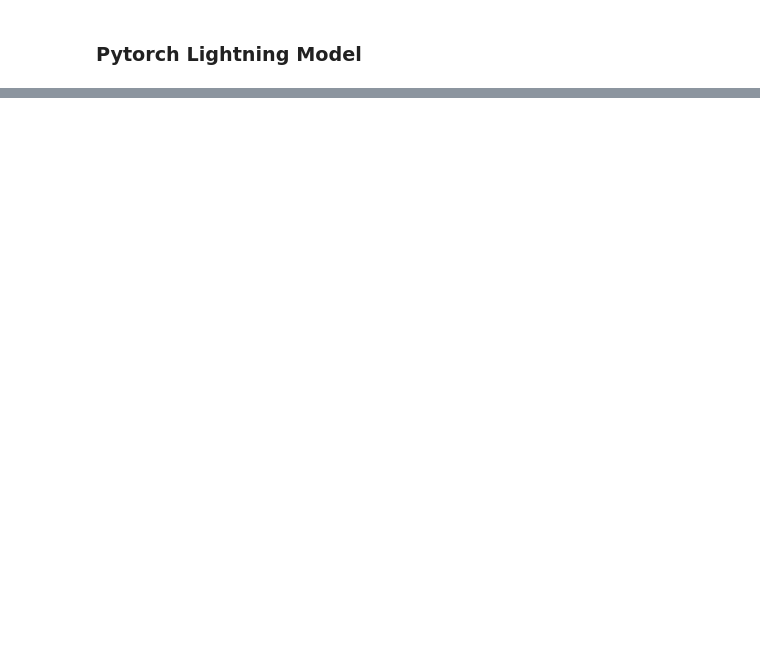
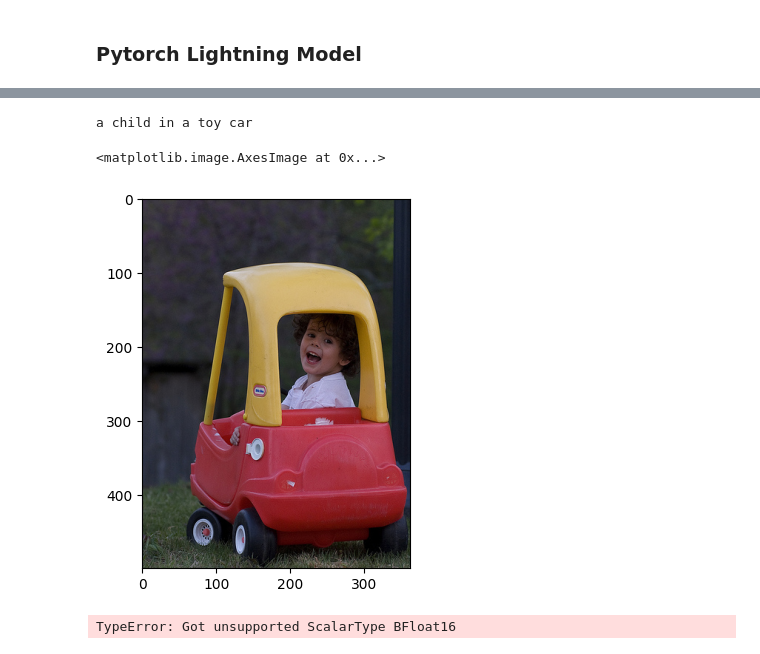
Before and after one commit to arafatshovon/flow-matching-and-llm, a Jupyter notebook: notebooks/blip-2-fine-tune.ipynb, the cells around one changed output, grey strips where cells are left out. Cells and saved outputs as stored; diff of their text form; code cells hidden in the pictures; blank space fills up the shorter version.

```diff
--- a/notebooks/blip-2-fine-tune.ipynb
+++ b/notebooks/blip-2-fine-tune.ipynb
@@ -543,0 +766,17 @@ Training is done.
+# %%
+index = 101
+image = train_dataset[index]['image']
+
+inputs = processor(images=image, return_tensors="pt").to("cuda", dtype=torch.float16)
+generated_ids = model.generate(**inputs, max_length=50)
+print(processor.decode(generated_ids[0], skip_special_tokens=True))
+
+plt.imshow(image)
+# %% [output]
+a child in a toy car
+<matplotlib.image.AxesImage at 0x...>
+[figure, added]
+# %%
+cam_image = grad_cam_model.generate_cam(image)
+# %% [output]
+TypeError: Got unsupported ScalarType BFloat16
```
Also changed, not shown: parts of 9 cells of this notebook, 1 other file.
